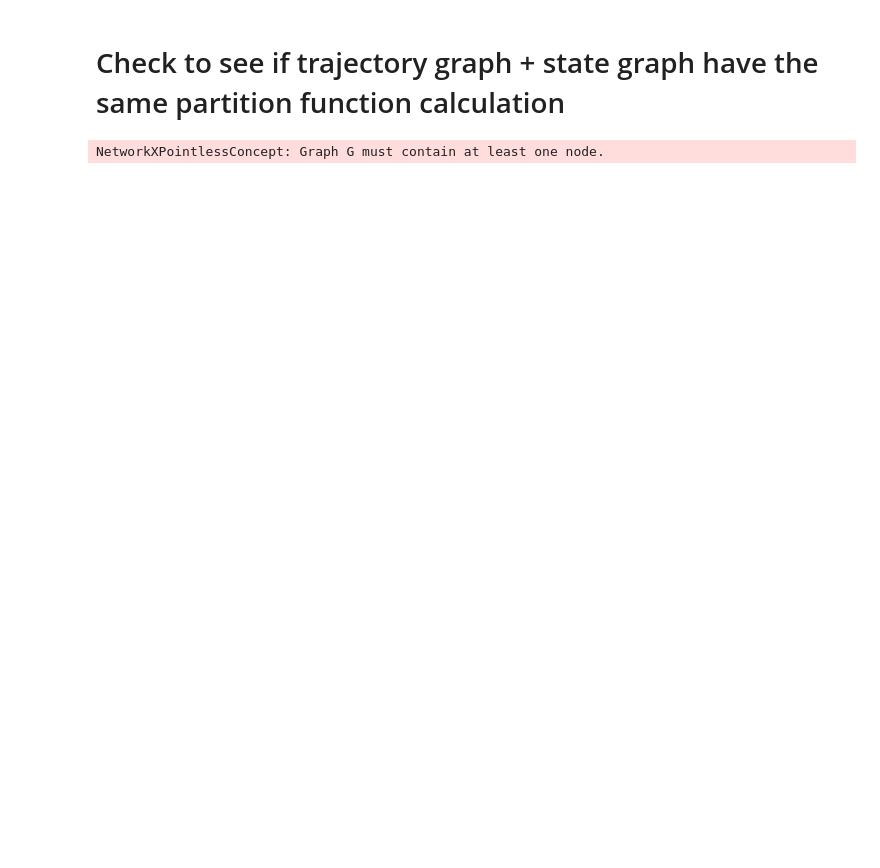
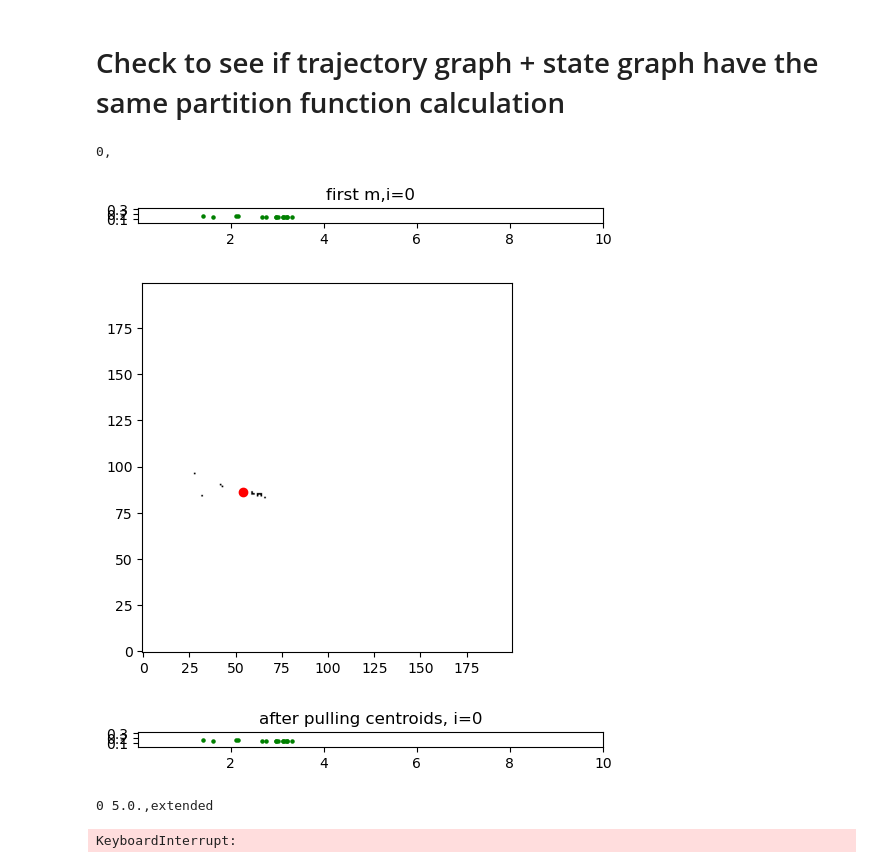
Before and after one commit to romamarketsandwich/diagram_dynamic_metabolism_v2, a Jupyter notebook: workflow/notebooks/scratch.ipynb, the cells around one changed output. Saved outputs shown, nothing was run; the diff lists cells and outputs as text; code cells hidden in the pictures; blank space fills up the shorter version.

Commit message:
fixed ten state model

```diff
--- a/workflow/notebooks/scratch.ipynb
+++ b/workflow/notebooks/scratch.ipynb
@@ -5,7 +5,12 @@ from dynamic_catalysis_model import run_dycat_model,  max_rate_six_states, map_g
 # %% [markdown]
 # Check to see if trajectory graph + state graph have the same partition function calculation
 # %%
-config_file_path = 'ten_state_config.json'
+config_file_path = 'six_state_config.json'
 run_dycat_model(config_file_path)
 # %% [output]
-NetworkXPointlessConcept: Graph G must contain at least one node.
+0,
+[figure, added]
+[figure, added]
+[figure, added]
+0 5.0.,extended
+KeyboardInterrupt:
```
Also changed, not shown: 10 other files.
